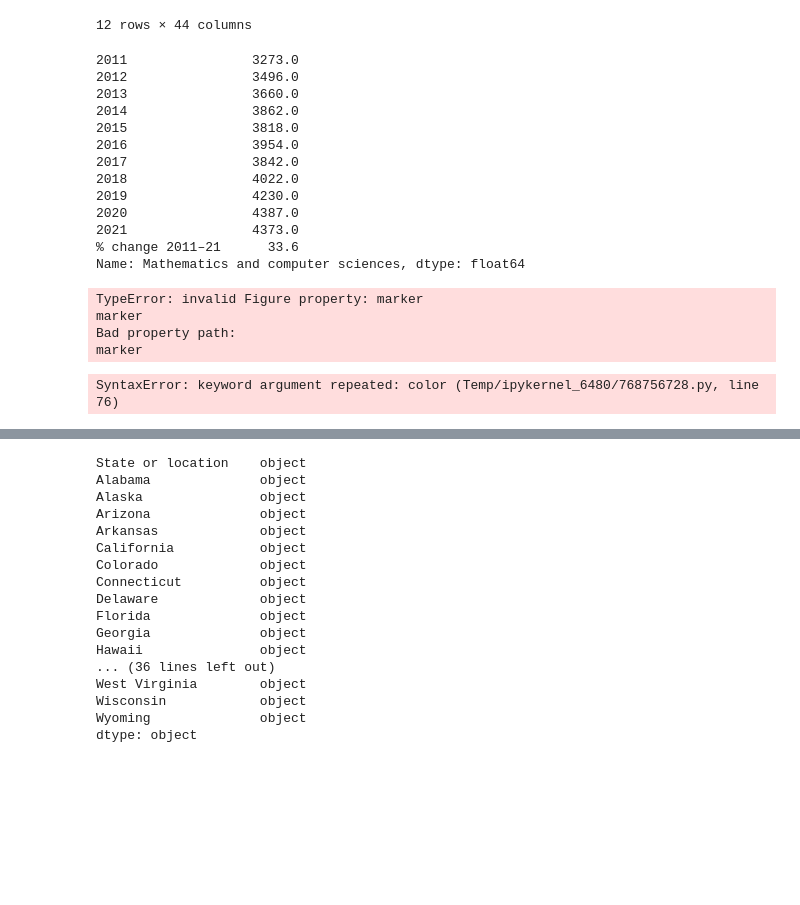
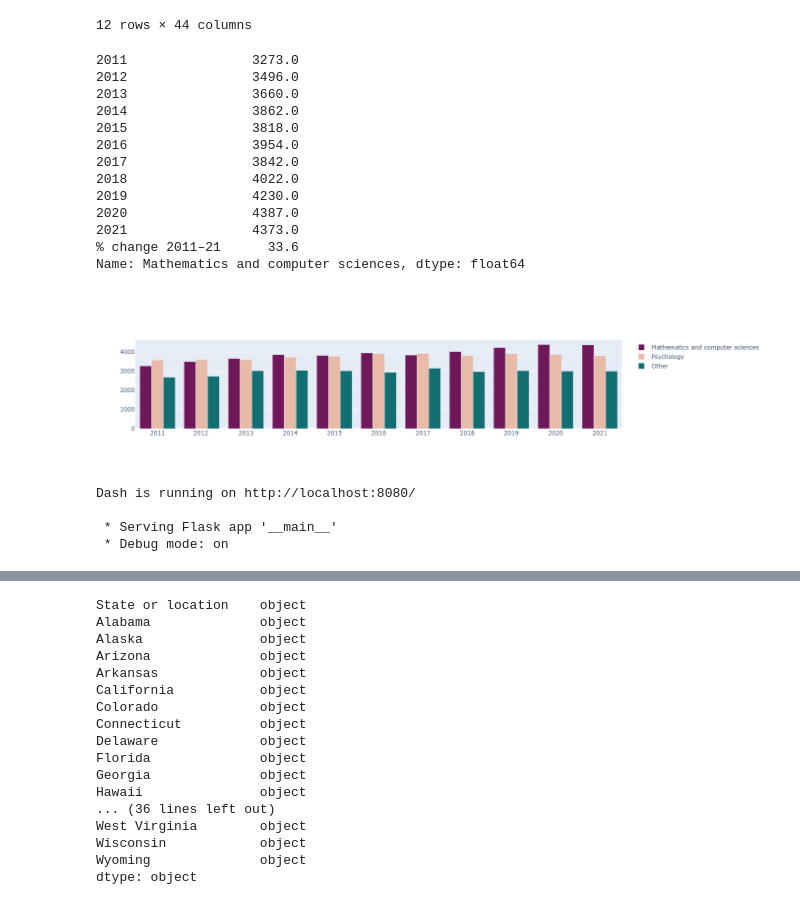
Before and after one commit to hahawbaker/DSDashboard, a Jupyter notebook: Testing HTDashboard.ipynb, the cells around one changed output, grey strips where cells are left out. Saved outputs shown, nothing was run; the diff lists cells and outputs as text; code cells hidden in the pictures; blank space fills up the shorter version.

```diff
--- a/Testing HTDashboard.ipynb
+++ b/Testing HTDashboard.ipynb
@@ -288,48 +288,44 @@ trace1 = go.Bar(
 
     y = firstbar,
 
-    name = str(x)  ## MUST be DYNAMIC, but dependent on the input in a slightly different way perhaps? (comes from column header..?)
+    name = str(x), marker_color='#6f175b' ## MUST be DYNAMIC, but dependent on the input in a slightly different way perhaps? (comes from column header..?)
 
 )
 trace2 = go.Bar(
     x = branches,
 
     y = secondbar,
 
-    name = str(y)
+    name = str(y),marker_color='#e8baa8'
 
 )
 trace3 = go.Bar(
     x = branches,
 
     y = thirdbar,
 
-    name = str(z)
+    name = str(z), marker_color='#136e72'
 
 )
 data = [trace1, trace2, trace3]
 layout = go.Layout(barmode = 'group')
-fig = go.Figure(data = data, layout = layout, marker={'color':'Armyrose'})
+fig = go.Figure(data = data, layout = layout)
 fig.show()
-print(firstbar)
 # %% [output]
 2011                3273.0
 2012                3496.0
 2013                3660.0
 2014                3862.0
 2015                3818.0
 2016                3954.0
 2017                3842.0
 2018                4022.0
 2019                4230.0
 2020                4387.0
 2021                4373.0
 % change 2011–21      33.6
 Name: Mathematics and computer sciences, dtype: float64
-TypeError: invalid Figure property: marker
-marker
-Bad property path:
-marker
+[figure, added]
 # %%
 # Standard Imports
 import numpy as np, pandas as pd, random, json, time, os
@@ -451,7 +447,10 @@ def make_plot(state):
 if __name__ == '__main__':
     app.run_server(host='localhost', port=8080, debug=True, use_reloader=False)
 # %% [output]
-SyntaxError: keyword argument repeated: color (Temp/ipykernel_6480/768756728.py, line 76)
+Dash is running on http://localhost:8080/
+
+ * Serving Flask app '__main__'
+ * Debug mode: on
 # %%
 df = pd.read_csv("CSV/nsf23300-tab007-006.csv",encoding='cp1252')
 df['Total Rank'] = df['Total'].rank()
```
Also changed, not shown: parts of 1 cell of this notebook, 2 other files.
